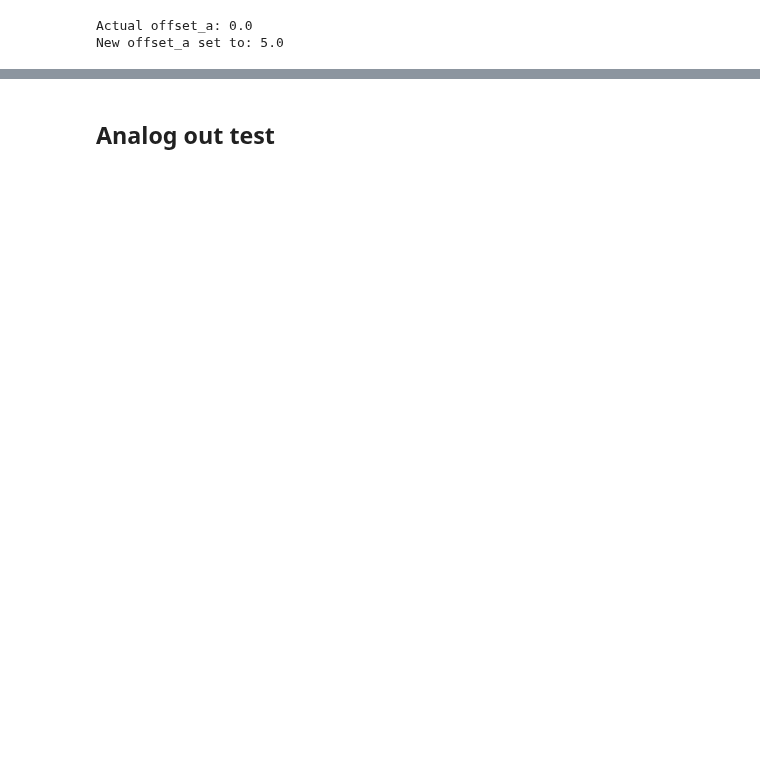
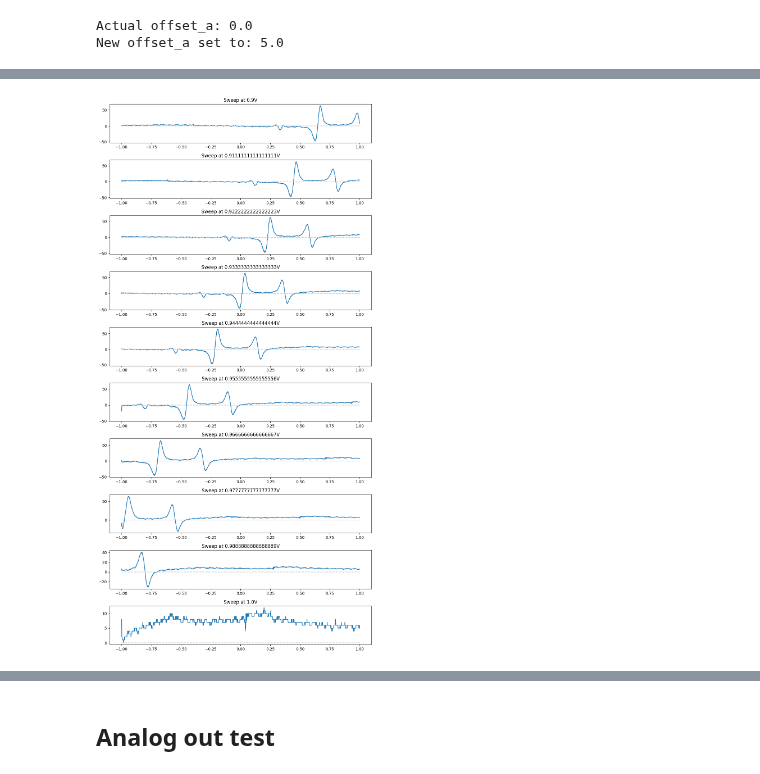
Before and after one commit to jack00look/RP_Spectroscopy, a Jupyter notebook: Laser_Lock_Controller.ipynb, the cells around one changed output, grey strips where cells are left out. Drawn from its saved outputs; the diff is of its cells as text; code cells hidden in the pictures; blank space fills up the shorter version.

```diff
--- a/Laser_Lock_Controller.ipynb
+++ b/Laser_Lock_Controller.ipynb
@@ -125,3 +85,6 @@ RP_Locking_Controller.start_locking_monitor()
 KeyboardInterrupt:
 # %%
 RP_Interface.start_sweep()
+# %%
+RP_Locking_Controller.scan(0.9, 1.0, 10)
+# %% [output]
@@ -127,0 +94 @@ RP_Interface.start_sweep()
+[figure, added]
```
Also changed, not shown: parts of 12 cells of this notebook, 10 other files.
